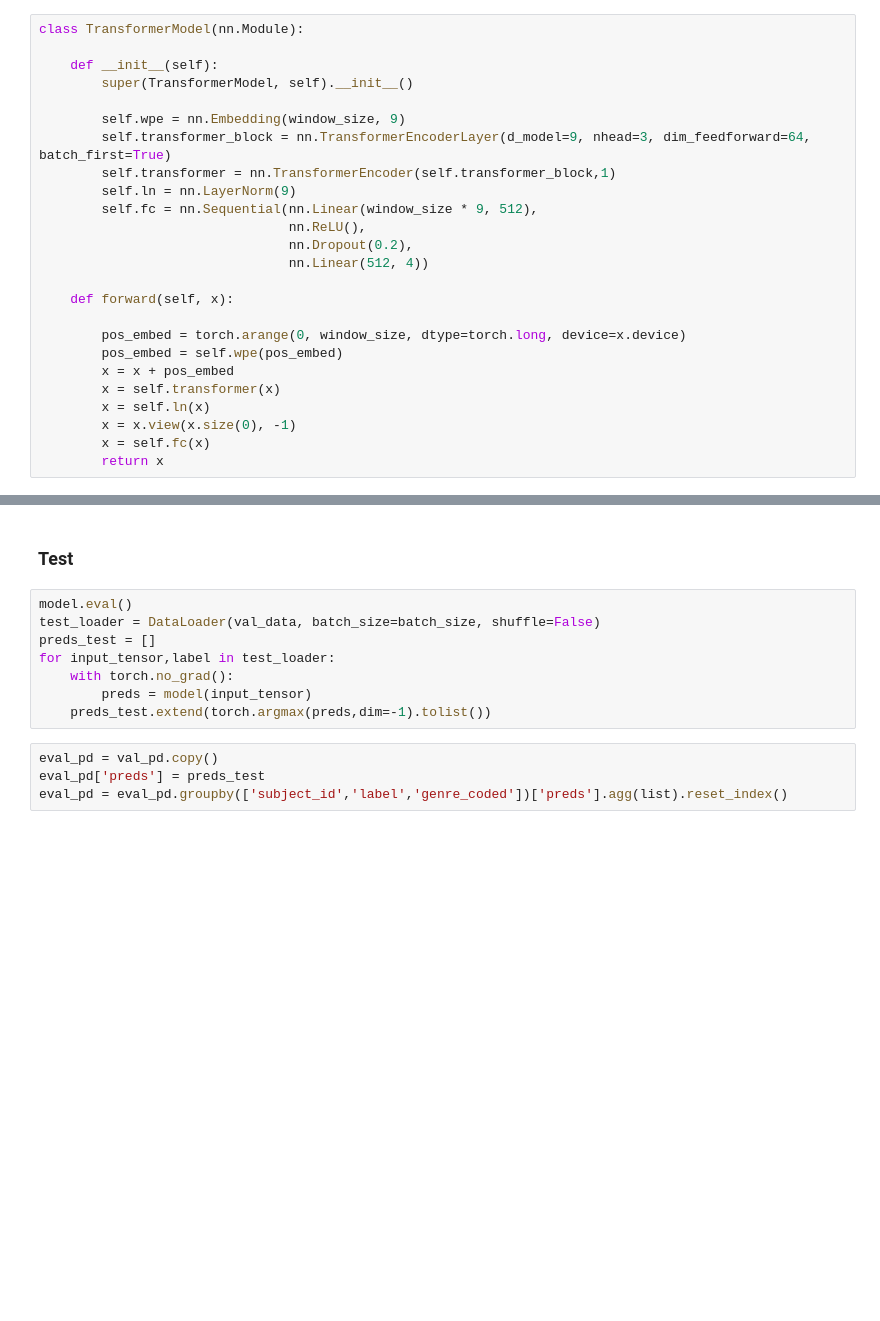
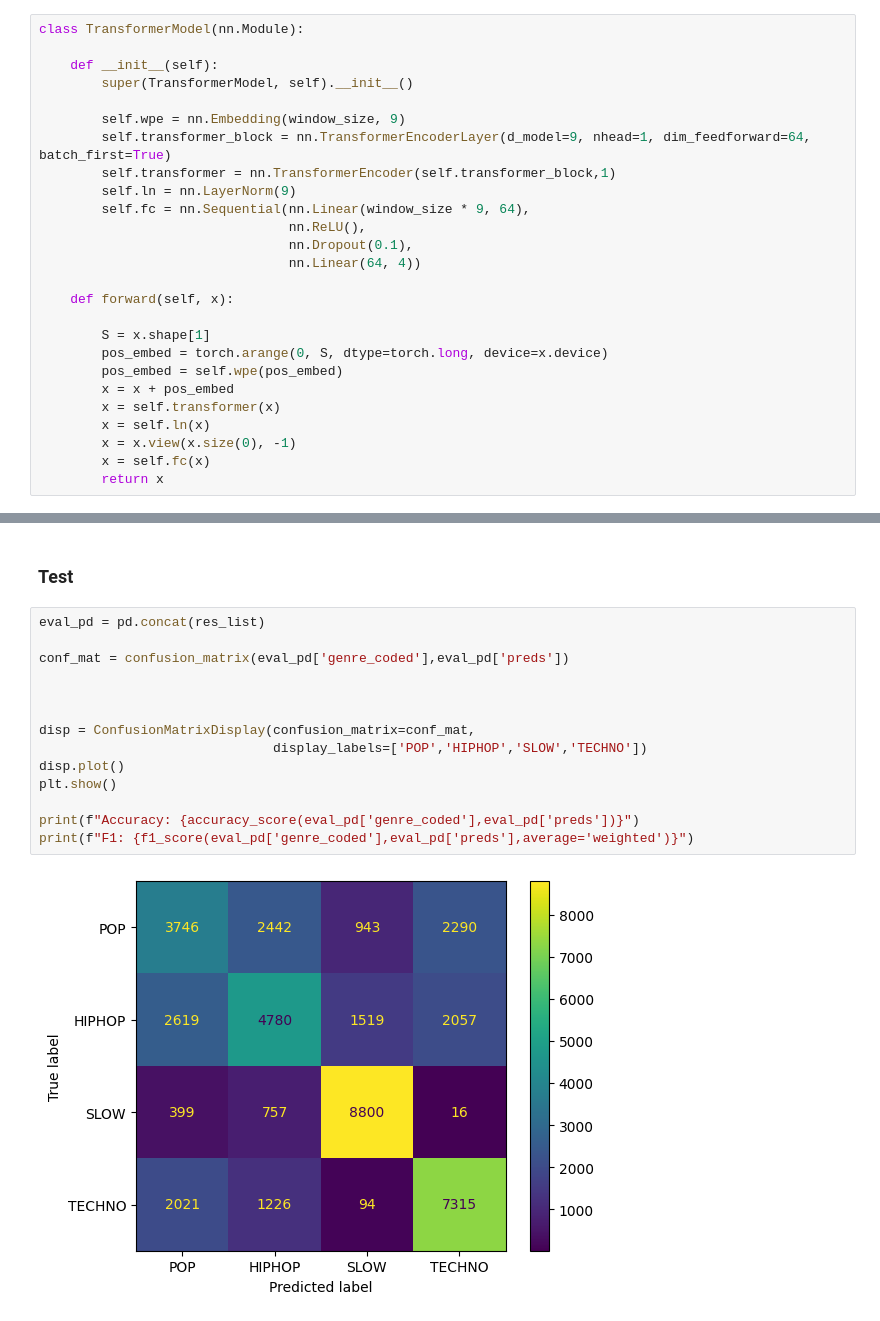
Before and after one commit to ardaergin/ML4QS, a Jupyter notebook: 5 - dl_model.ipynb, the cells around one changed output, grey strips where cells are left out. Cells and saved outputs as stored; diff of their text form; blank space fills up the shorter version.

```diff
--- a/5 - dl_model.ipynb
+++ b/5 - dl_model.ipynb
@@ -75,17 +64,18 @@ class TransformerModel(nn.Module):
         super(TransformerModel, self).__init__()
 
         self.wpe = nn.Embedding(window_size, 9)
-        self.transformer_block = nn.TransformerEncoderLayer(d_model=9, nhead=3, dim_feedforward=64, batch_first=True)
+        self.transformer_block = nn.TransformerEncoderLayer(d_model=9, nhead=1, dim_feedforward=64, batch_first=True)
         self.transformer = nn.TransformerEncoder(self.transformer_block,1)
         self.ln = nn.LayerNorm(9)
-        self.fc = nn.Sequential(nn.Linear(window_size * 9, 512),
+        self.fc = nn.Sequential(nn.Linear(window_size * 9, 64),
                                 nn.ReLU(),
-                                nn.Dropout(0.2),
-                                nn.Linear(512, 4))
+                                nn.Dropout(0.1),
+                                nn.Linear(64, 4))
 
     def forward(self, x):
 
-        pos_embed = torch.arange(0, window_size, dtype=torch.long, device=x.device)
+        S = x.shape[1]
+        pos_embed = torch.arange(0, S, dtype=torch.long, device=x.device)
         pos_embed = self.wpe(pos_embed)
         x = x + pos_embed
         x = self.transformer(x)
@@ -154,14 +181,18 @@ KeyboardInterrupt:
 # %% [markdown]
 ### Test
-# %%
-model.eval()
-test_loader = DataLoader(val_data, batch_size=batch_size, shuffle=False)
-preds_test = []
-for input_tensor,label in test_loader:
-    with torch.no_grad():
-        preds = model(input_tensor)
-    preds_test.extend(torch.argmax(preds,dim=-1).tolist())
-# %%
-eval_pd = val_pd.copy()
-eval_pd['preds'] = preds_test
-eval_pd = eval_pd.groupby(['subject_id','label','genre_coded'])['preds'].agg(list).reset_index()
+# %%
+eval_pd = pd.concat(res_list)
+
+conf_mat = confusion_matrix(eval_pd['genre_coded'],eval_pd['preds'])
+
+
+
+disp = ConfusionMatrixDisplay(confusion_matrix=conf_mat,
+                              display_labels=['POP','HIPHOP','SLOW','TECHNO'])
+disp.plot()
+plt.show()
+
+print(f"Accuracy: {accuracy_score(eval_pd['genre_coded'],eval_pd['preds'])}")
+print(f"F1: {f1_score(eval_pd['genre_coded'],eval_pd['preds'],average='weighted')}")
+# %% [output]
+[figure, added]
```
Also changed, not shown: parts of 8 cells of this notebook.
